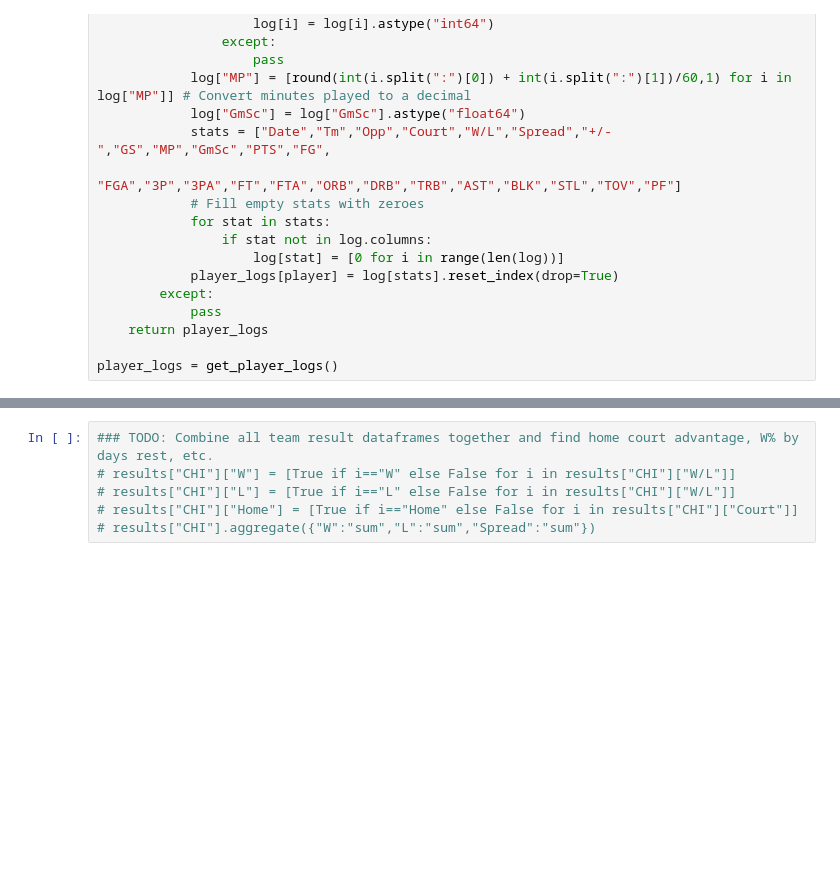
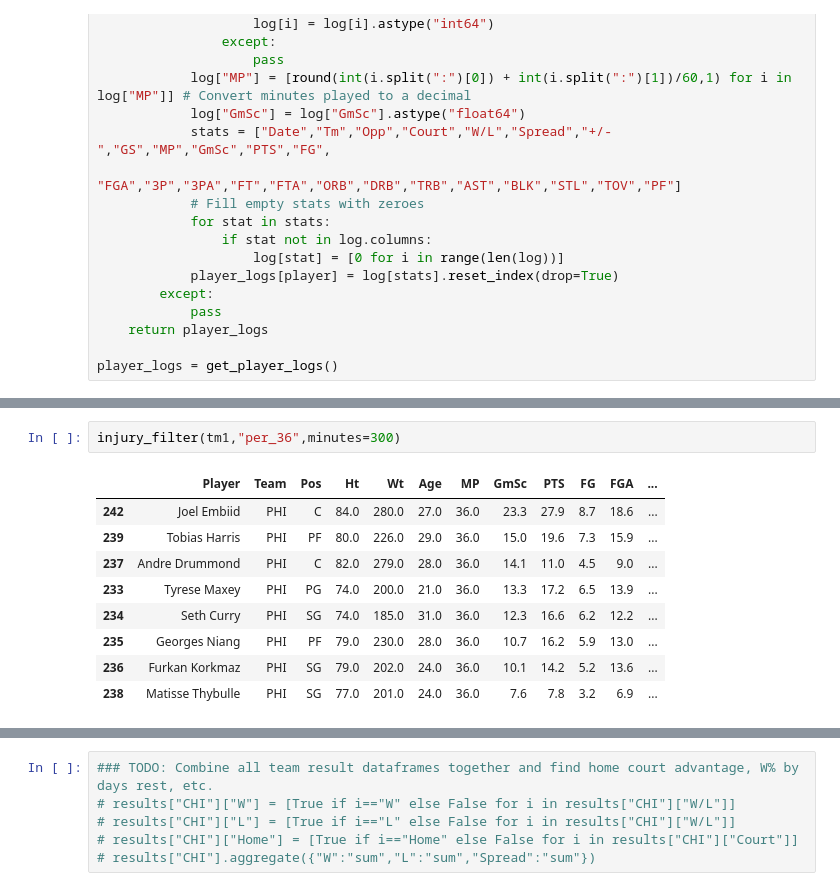
Before and after one commit to ntschopp/nba-analyzer, a Jupyter notebook: basket-master.ipynb, the cells around one changed output, grey strips where cells are left out. Saved outputs shown, nothing was run; the diff lists cells and outputs as text; blank space fills up the shorter version.

```diff
--- a/basket-master.ipynb
+++ b/basket-master.ipynb
@@ -385,0 +455,12 @@ games_today
+# %%
+injury_filter(tm1,"per_36",minutes=300)
+# %% [output]
+|  | Player | Team | Pos | Ht | Wt | Age | MP | GmSc | PTS | FG | FGA | ... |
+| 242 | Joel Embiid | PHI | C | 84.0 | 280.0 | 27.0 | 36.0 | 23.3 | 27.9 | 8.7 | 18.6 | ... |
+| 239 | Tobias Harris | PHI | PF | 80.0 | 226.0 | 29.0 | 36.0 | 15.0 | 19.6 | 7.3 | 15.9 | ... |
+| 237 | Andre Drummond | PHI | C | 82.0 | 279.0 | 28.0 | 36.0 | 14.1 | 11.0 | 4.5 | 9.0 | ... |
+| 233 | Tyrese Maxey | PHI | PG | 74.0 | 200.0 | 21.0 | 36.0 | 13.3 | 17.2 | 6.5 | 13.9 | ... |
+| 234 | Seth Curry | PHI | SG | 74.0 | 185.0 | 31.0 | 36.0 | 12.3 | 16.6 | 6.2 | 12.2 | ... |
+| 235 | Georges Niang | PHI | PF | 79.0 | 230.0 | 28.0 | 36.0 | 10.7 | 16.2 | 5.9 | 13.0 | ... |
+| 236 | Furkan Korkmaz | PHI | SG | 79.0 | 202.0 | 24.0 | 36.0 | 10.1 | 14.2 | 5.2 | 13.6 | ... |
+| 238 | Matisse Thybulle | PHI | SG | 77.0 | 201.0 | 24.0 | 36.0 | 7.6 | 7.8 | 3.2 | 6.9 | ... |
```
Also changed, not shown: parts of 19 cells of this notebook.
